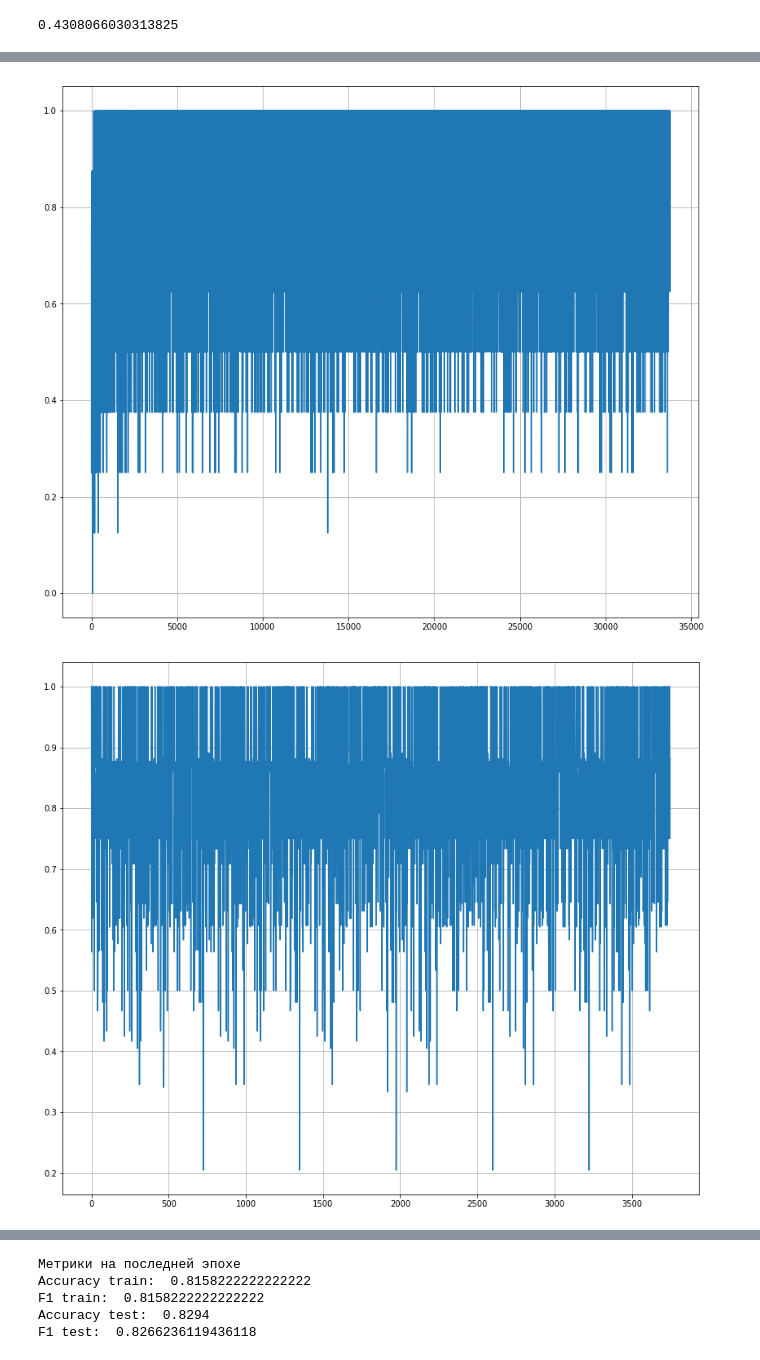
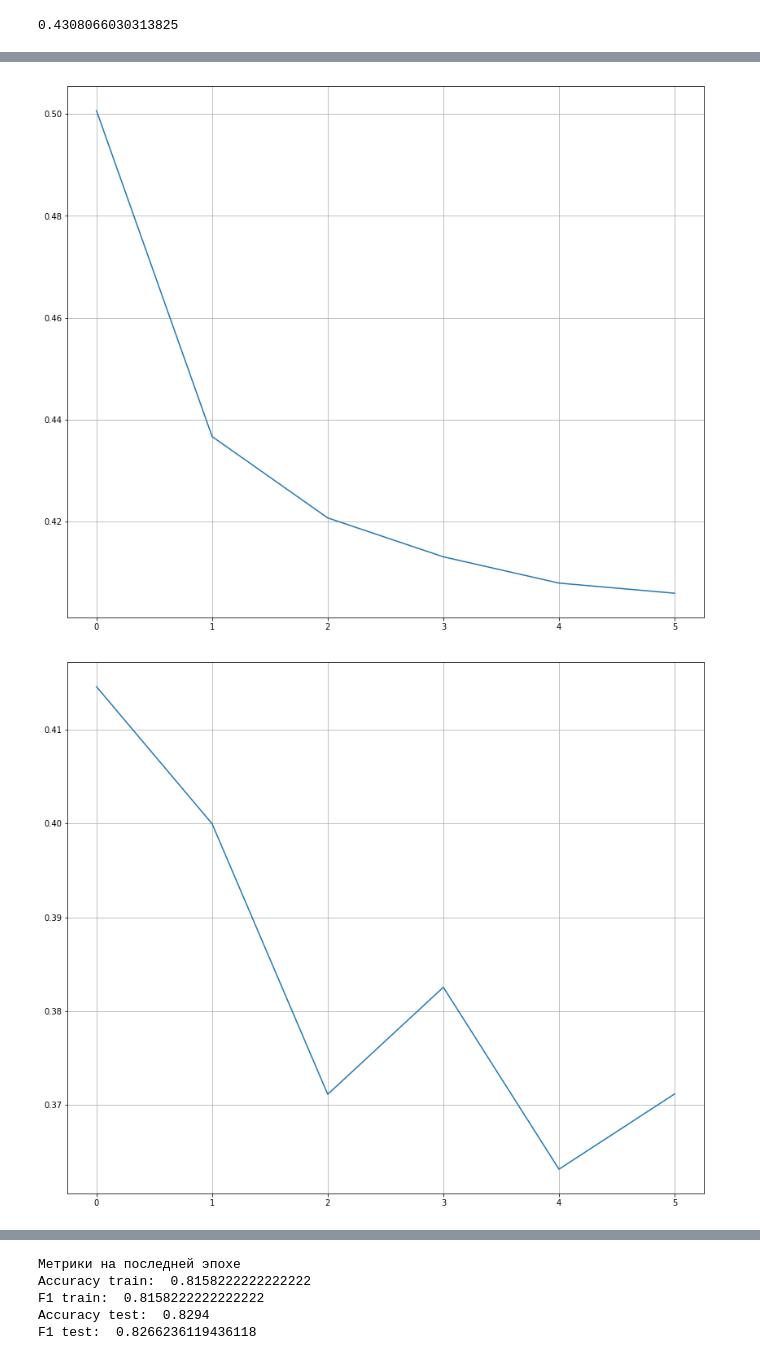
Before and after one commit to OneAdder/deeplearning2020, a Jupyter notebook: project/project.ipynb, the cells around one changed output, grey strips where cells are left out. Saved outputs shown, nothing was run; the diff lists cells and outputs as text; code cells hidden in the pictures.

```diff
--- a/project/project.ipynb
+++ b/project/project.ipynb
@@ -76,7 +76,8 @@ EPOCHS = 6
 # %%
 metrics = namedtuple(
     'M', ['train', 'test']
-)(defaultdict(list), defaultdict(list))
+)
+mtrics(defaultdict(list), defaultdict(list))
 
 
 
@@ -130,9 +131,23 @@ Epoch: 5
 0.4308066030313825
 # %%
 from matplotlib import pyplot as plt
-plt.figure(figsize=(14, 12))
-plt.plot(metrics.train['loss'])
-plt.grid()
-plt.figure(figsize=(14, 12))
-plt.plot(metrics.test['loss'])
-plt.grid()
+
+def _chunk(lst, n):
+    return [
+        np.mean(lst[i:i + n])
+        for i in range(0, len(lst), n)
+    ]
+
+def plot_metrics(metrics_, metric, scale=False):
+    if scale:
+        train = _chunk(metrics.train[metric], 5625)
+        test = _chunk(metrics.test[metric], 625)
+    else:
+        train = metrics_.train[metric]
+        test = metrics_.test[metric]
+    plt.figure(figsize=(14, 12))
+    plt.plot(train)
+    plt.grid()
+    plt.figure(figsize=(14, 12))
+    plt.plot(test)
+    plt.grid()
@@ -142,10 +154,5 @@ plt.grid()
-# %%
-plt.figure(figsize=(14, 12))
-plt.plot(metrics.train['f1'])
-plt.grid()
-plt.figure(figsize=(14, 12))
-plt.plot(metrics.test['f1'])
-plt.grid()
-# %% [output]
-[figure, removed]
-[figure, removed]
+# %%
+plot_metrics(metrics, 'loss', scale=True)
+# %% [output]
+[figure, added]
+[figure, added]
```
Also changed, not shown: parts of 2 cells of this notebook.
